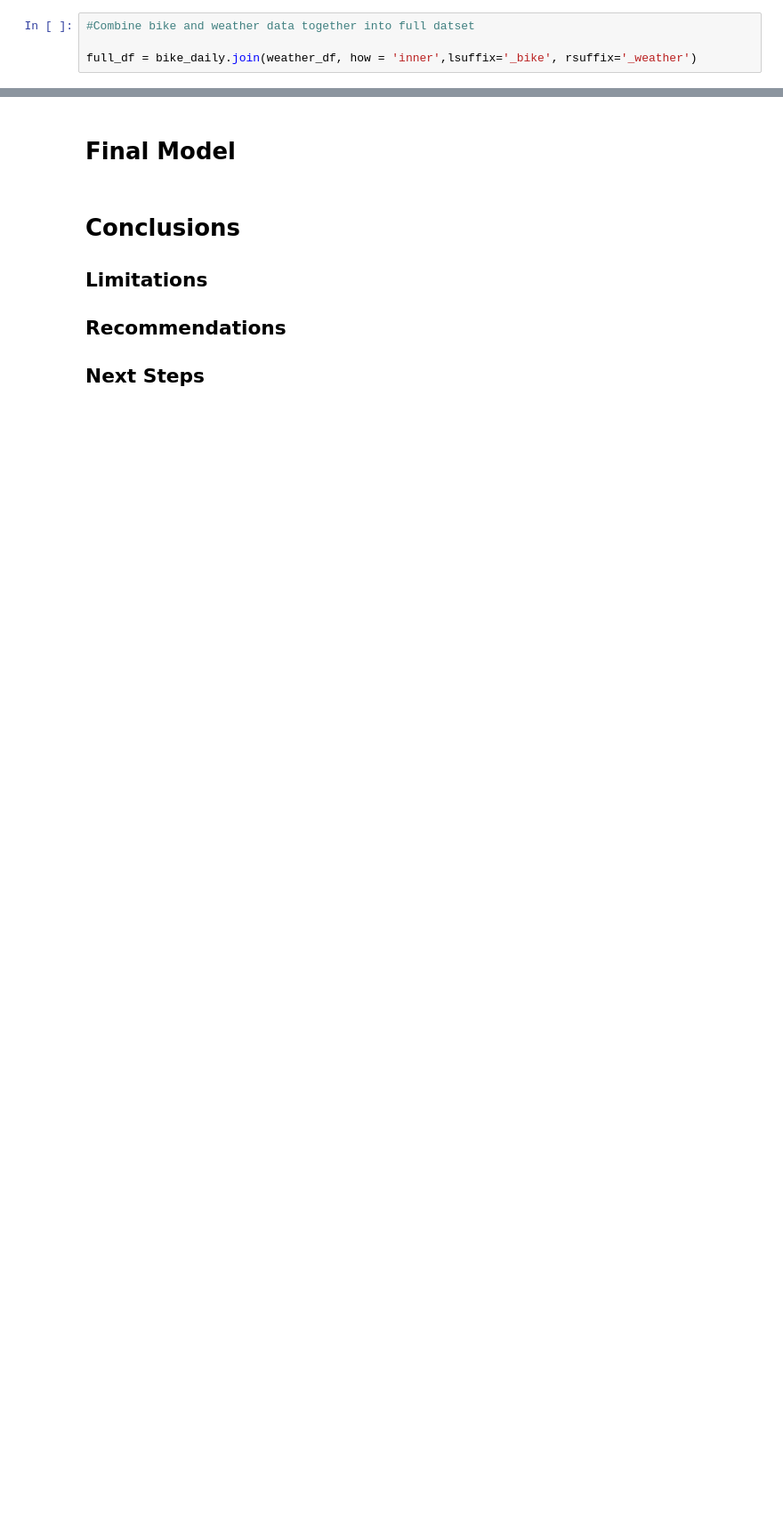
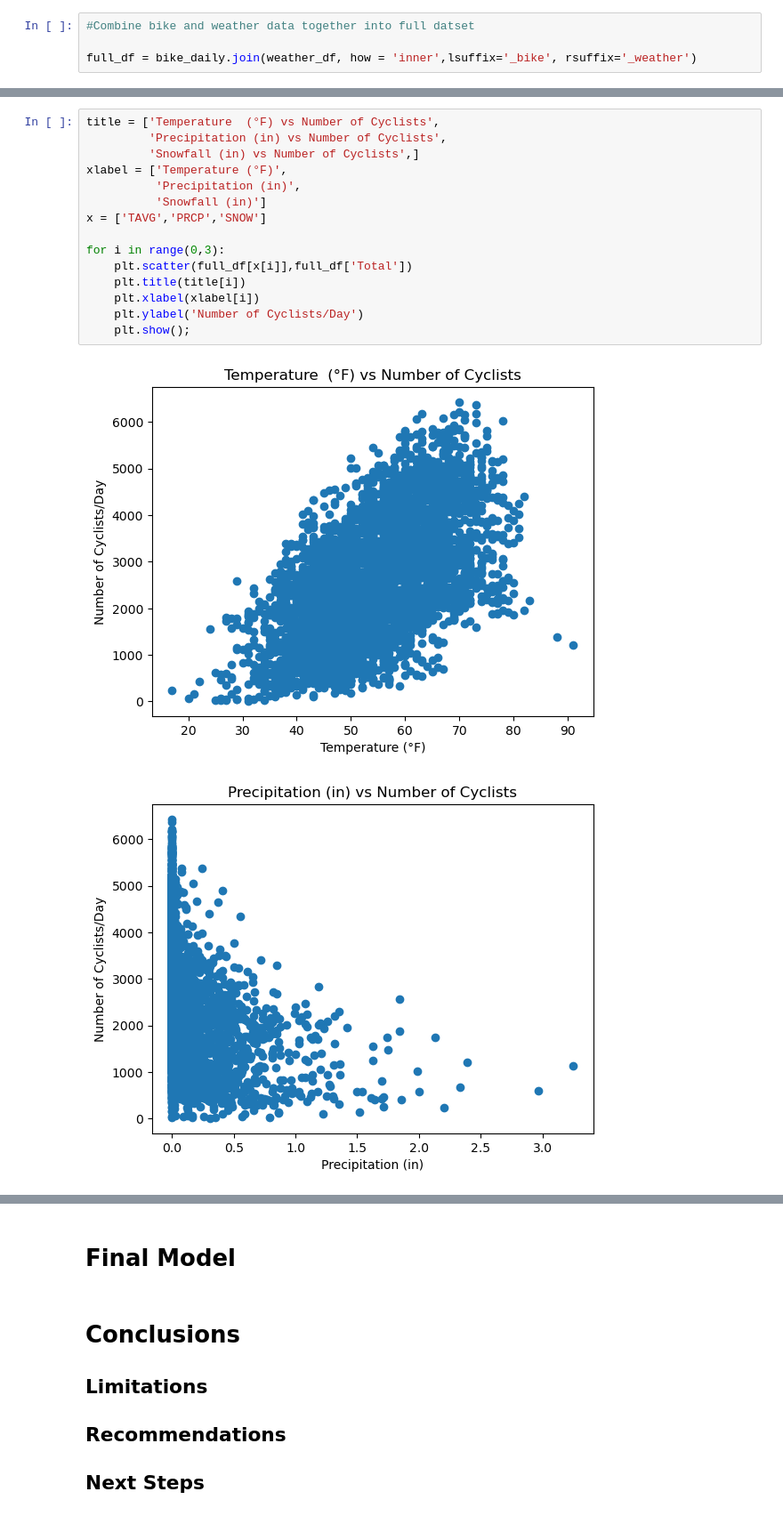
Before and after one commit to mkearns17/Fremont_Bridge_Cyclists_Crossings, a Jupyter notebook: notebook.ipynb, the cells around one changed output, grey strips where cells are left out. Shown at 89% size. Drawn from its saved outputs; the diff is of its cells as text; blank space fills up the shorter version.

```diff
--- a/notebook.ipynb
+++ b/notebook.ipynb
@@ -192,3 +195,21 @@ full_df.head()
 | 2013-04-03 | 3486.0 | 1747.0 | 1739.0 | 93 | 53.0 | 62.0 | 46.0 | 0.00 | 0.0 | ... |
 | 2013-04-04 | 2007.0 | 991.0 | 1016.0 | 94 | 54.0 | 58.0 | 50.0 | 0.33 | 0.0 | ... |
 | 2013-04-05 | 1842.0 | 928.0 | 914.0 | 95 | 54.0 | 57.0 | 50.0 | 0.73 | 0.0 | ... |
+# %%
+title = ['Temperature  (°F) vs Number of Cyclists',
+         'Precipitation (in) vs Number of Cyclists',
+         'Snowfall (in) vs Number of Cyclists',]
+xlabel = ['Temperature (°F)',
+          'Precipitation (in)',
+          'Snowfall (in)']
+x = ['TAVG','PRCP','SNOW']
+
+for i in range(0,3):
+    plt.scatter(full_df[x[i]],full_df['Total'])
+    plt.title(title[i])
+    plt.xlabel(xlabel[i])
+    plt.ylabel('Number of Cyclists/Day')
+    plt.show();
+# %% [output]
+[figure, added]
+[figure, added]
```
Also changed, not shown: parts of 14 cells of this notebook.
